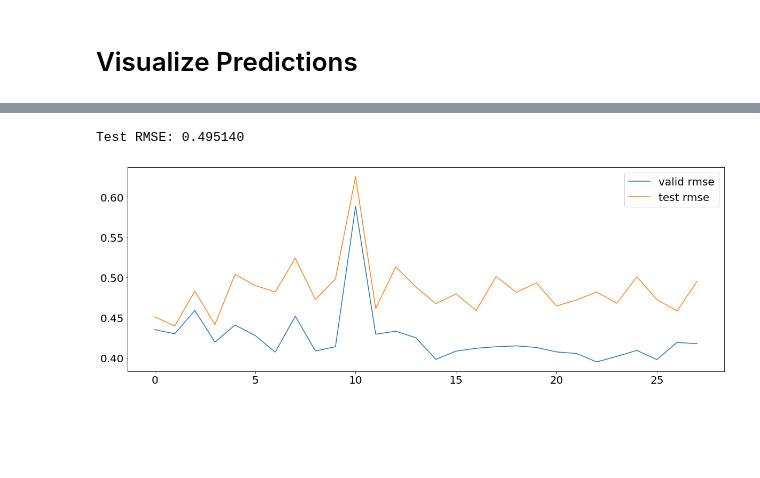
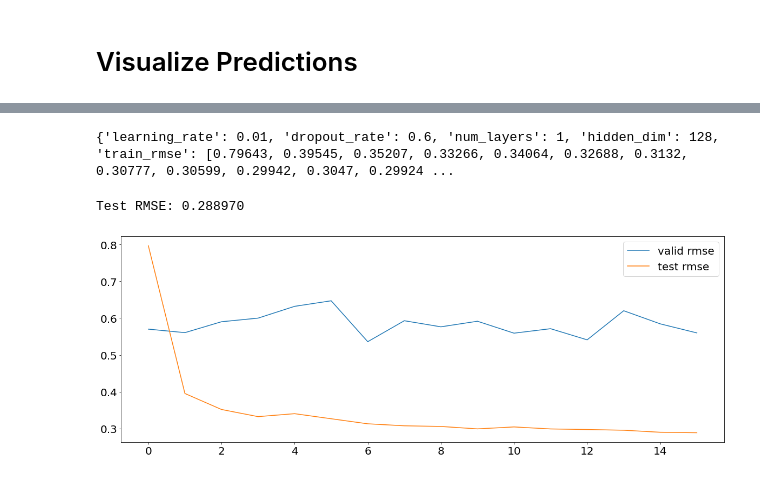
Before and after one commit to klane/dse-capstone, a Jupyter notebook: seq2seq_example/Nautilus/Nautilus_seq2seq_traffic_Data_allStations_TESTING.ipynb, the cells around one changed output, grey strips where cells are left out. Cells and saved outputs as stored; diff of their text form; code cells hidden in the pictures; blank space fills up the shorter version.

```diff
--- a/seq2seq_example/Nautilus/Nautilus_seq2seq_traffic_Data_allStations_TESTING.ipynb
+++ b/seq2seq_example/Nautilus/Nautilus_seq2seq_traffic_Data_allStations_TESTING.ipynb
@@ -581,11 +629,19 @@ plt.rcParams.update({'font.size': 20})
+# %%
+results_fp = r'C:\Users\rmartinez4\Box\Personal Git\Nautilus-seq2seq\dataaccess_station_400001\traffic_bayArea_station_400001_results_dict.pkl'
+rd = pkl.load(open(results_fp, "rb"))
+
+print(rd)
+# %% [output]
+{'learning_rate': 0.01, 'dropout_rate': 0.6, 'num_layers': 1, 'hidden_dim': 128, 'train_rmse': [0.79643, 0.39545, 0.35207, 0.33266, 0.34064, 0.32688, 0.3132, 0.30777, 0.30599, 0.29942, 0.3047, 0.29924 ...
 # %%
-train_rmse, valid_rmse = loss
+train_rmse = rd['train_rmse']
+valid_rmse = rd['valid_rmse']
 plt.figure(figsize=(20,7))
 plt.plot(valid_rmse)
-plt.plot(test_rmse)
+plt.plot(train_rmse)
 plt.legend(['valid rmse', 'test rmse'], loc='upper right')
 plt.rcParams.update({'font.size': 20})
-print('Test RMSE: %f' % (test_rmse[-1]) )
+print('Test RMSE: %f' % (train_rmse[-1]) )
 # %% [output]
-Test RMSE: 0.495140
+Test RMSE: 0.288970
-[figure, old version]
+[figure, new version]
```
Also changed, not shown: parts of 26 cells of this notebook, 2 other files.
